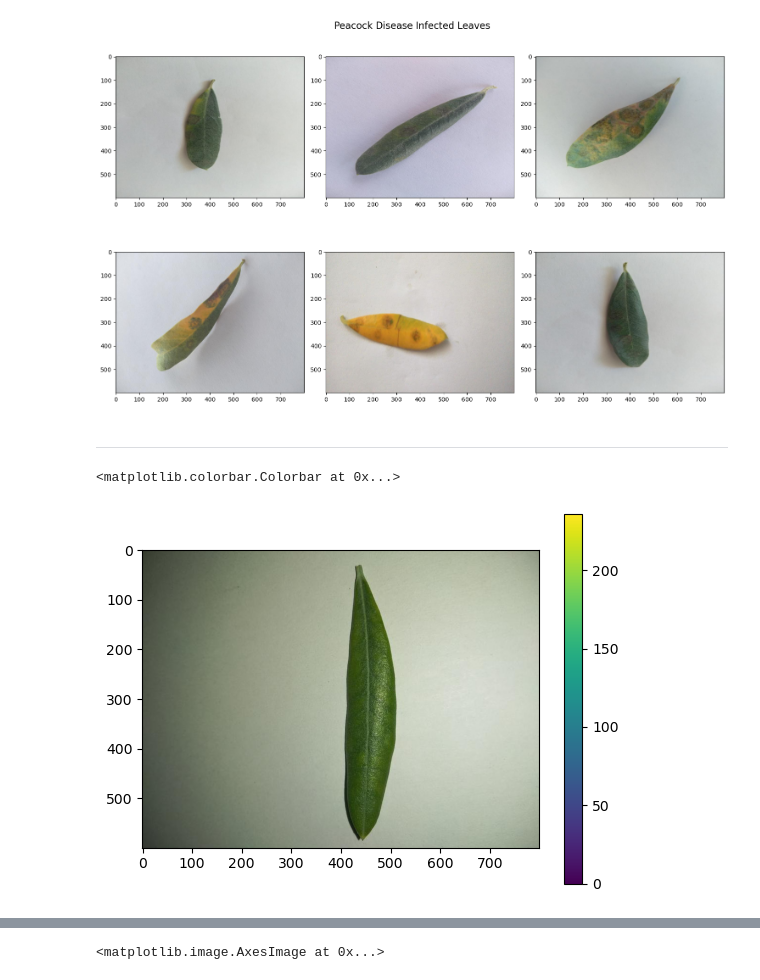
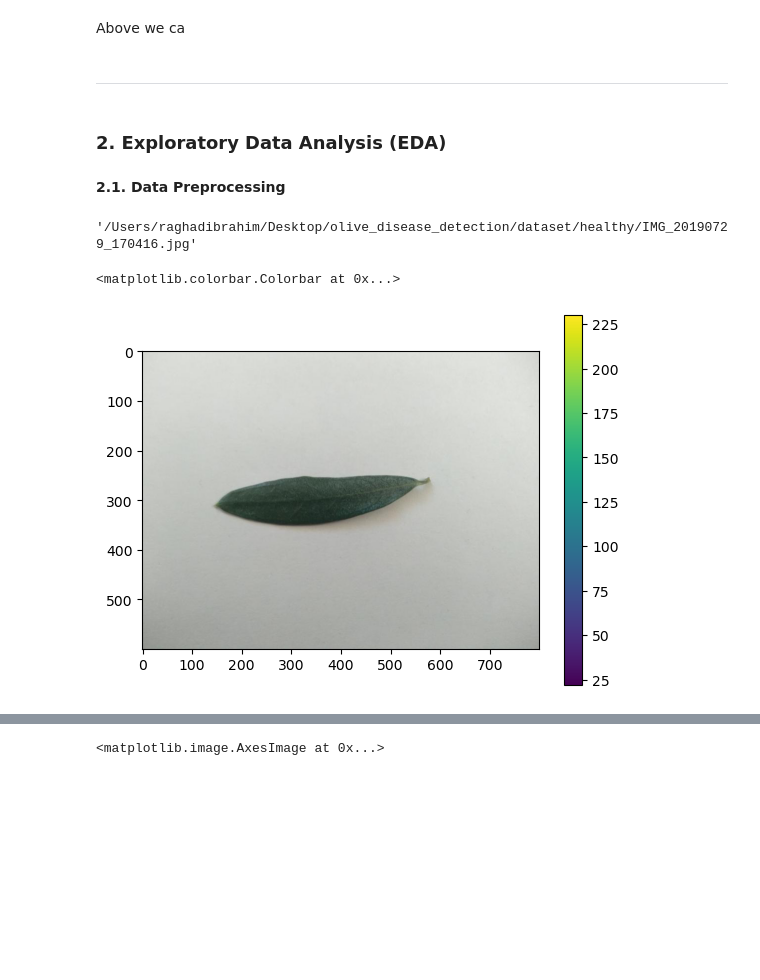
Before and after one commit to raghadkibrahim/Olive-Tree-Disease-Detection, a Jupyter notebook: Olive.ipynb, the cells around one changed output, grey strips where cells are left out. Drawn from its saved outputs; the diff is of its cells as text; code cells hidden in the pictures; blank space fills up the shorter version.

```diff
--- a/Olive.ipynb
+++ b/Olive.ipynb
@@ -93,26 +158,4 @@ plt.show()
-# %%
-# Select 6 random images from your directory
-peacock_disease_sample = np.random.choice(peacock_disease_data, 6, replace=False)
-
-# Set up a subplot grid that is 2x3
-fig, axs = plt.subplots(2, 3, figsize=(15, 10))
-
-for i, ax in enumerate(axs.flatten()):
-    if i < len(peacock_disease_sample):
-        # Read the image
-        img_path = os.path.join(dir, 'peacock_disease', peacock_disease_sample[i])
-        image = Image.open(img_path)
-        num = np.asarray(image)
-
-
-        # Plot the image
-        ax.imshow(image)
-
-plt.tight_layout()
-fig.suptitle("Peacock Disease Infected Leaves", fontsize=16)  # Set title for the entire figure
-
-plt.show()
-# %% [output]
-[figure, removed]
+# %% [markdown]
+Above we ca
 # %% [markdown]
 ---
@@ -121,8 +162,18 @@ EDA:
+# %% [markdown]
+### 2. Exploratory Data Analysis (EDA)
+# %% [markdown]
+**2.1. Data Preprocessing**
+# %%
+img_path = os.path.join(dir, 'healthy', healthy_sample[i])
+# %%
+img_path
+# %% [output]
+'/Users/raghadibrahim/Desktop/olive_disease_detection/dataset/healthy/IMG_20190729_170416.jpg'
 # %%
-imim = mpimg.imread('/Users/raghadibrahim/Desktop/olive_data/Healthy/A163.jpg')
+imim = mpimg.imread(img_path)
 plt.imshow(imim)
 plt.colorbar()
 # %% [output]
 <matplotlib.colorbar.Colorbar at 0x...>
-[figure, old version]
+[figure, new version]
 # %%
```
Also changed, not shown: parts of 35 cells of this notebook.
